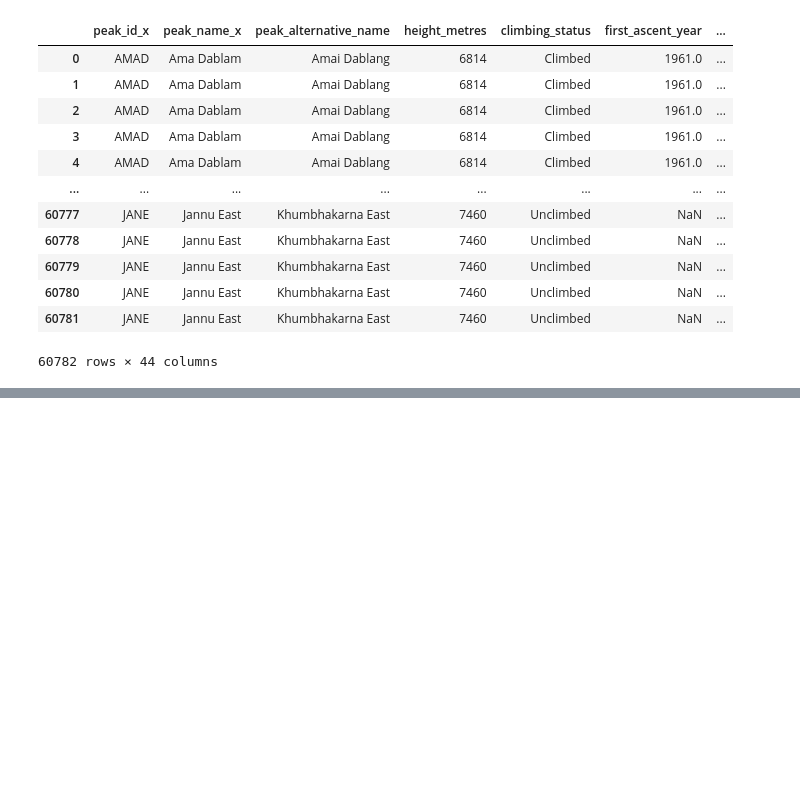
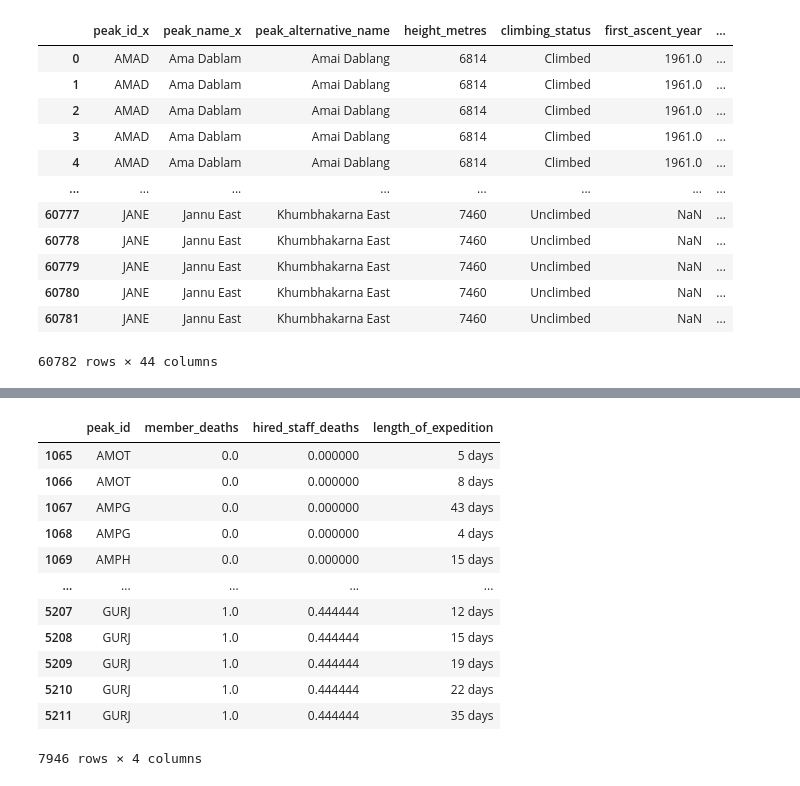
Before and after one commit to QMSS-G5072-2022/Rudoff_Jackson, a Jupyter notebook: hw02/HW2 - Jackson_Rudoff.ipynb, the cells around one changed output, grey strips where cells are left out. Cells and saved outputs as stored; diff of their text form; code cells hidden in the pictures; blank space fills up the shorter version.

```diff
--- a/hw02/HW2 - Jackson_Rudoff.ipynb
+++ b/hw02/HW2 - Jackson_Rudoff.ipynb
@@ -176,0 +227,3 @@ members
+# %%
+length_averages = dates[['peak_id', 'length_of_expedition']]
+length_averages.groupby('peak_id').mean().sort_values('length_of_expedition')
@@ -176,0 +245,21 @@ members
+# %%
+deaths = expeditions[['peak_id','member_deaths', 'hired_staff_deaths']
+           ].groupby('peak_id').agg('mean')
+
+deaths_vs_length = pd.merge(deaths, length_averages, on = 'peak_id')
+# %%
+deaths_vs_length.sort_values(['member_deaths', 'hired_staff_deaths'])
+# %% [output]
+|  | peak_id | member_deaths | hired_staff_deaths | length_of_expedition |
+| 1065 | AMOT | 0.0 | 0.000000 | 5 days |
+| 1066 | AMOT | 0.0 | 0.000000 | 8 days |
+| 1067 | AMPG | 0.0 | 0.000000 | 43 days |
+| 1068 | AMPG | 0.0 | 0.000000 | 4 days |
+| 1069 | AMPH | 0.0 | 0.000000 | 15 days |
+| ... | ... | ... | ... | ... |
+| 5207 | GURJ | 1.0 | 0.444444 | 12 days |
+| 5208 | GURJ | 1.0 | 0.444444 | 15 days |
+| 5209 | GURJ | 1.0 | 0.444444 | 19 days |
+| 5210 | GURJ | 1.0 | 0.444444 | 22 days |
+| 5211 | GURJ | 1.0 | 0.444444 | 35 days |
+7946 rows × 4 columns
```
Also changed, not shown: parts of 16 cells of this notebook.
